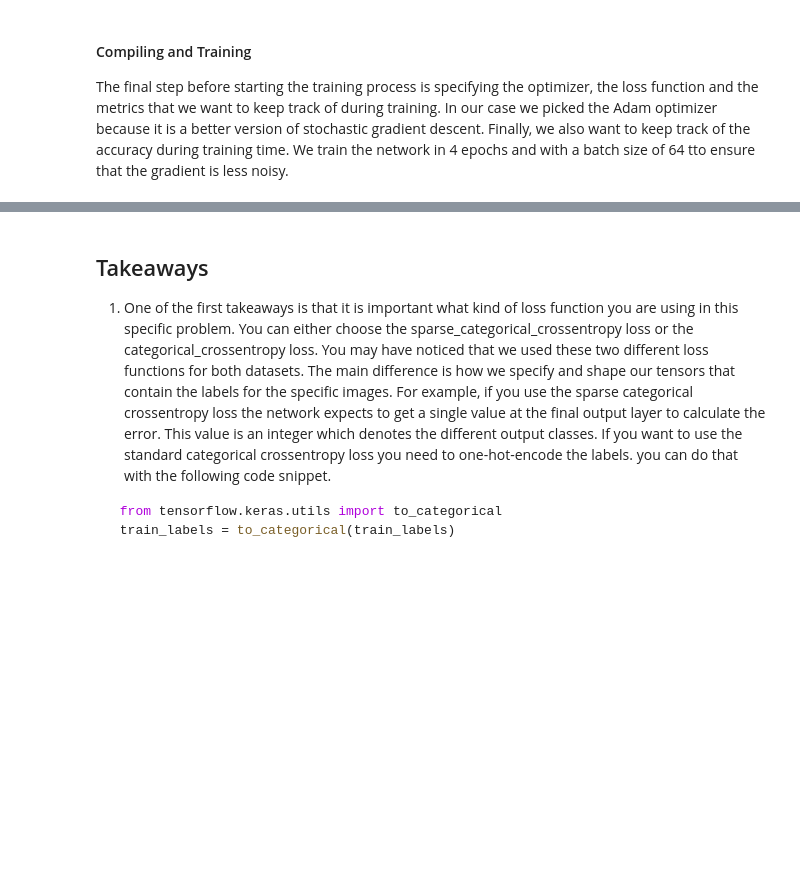
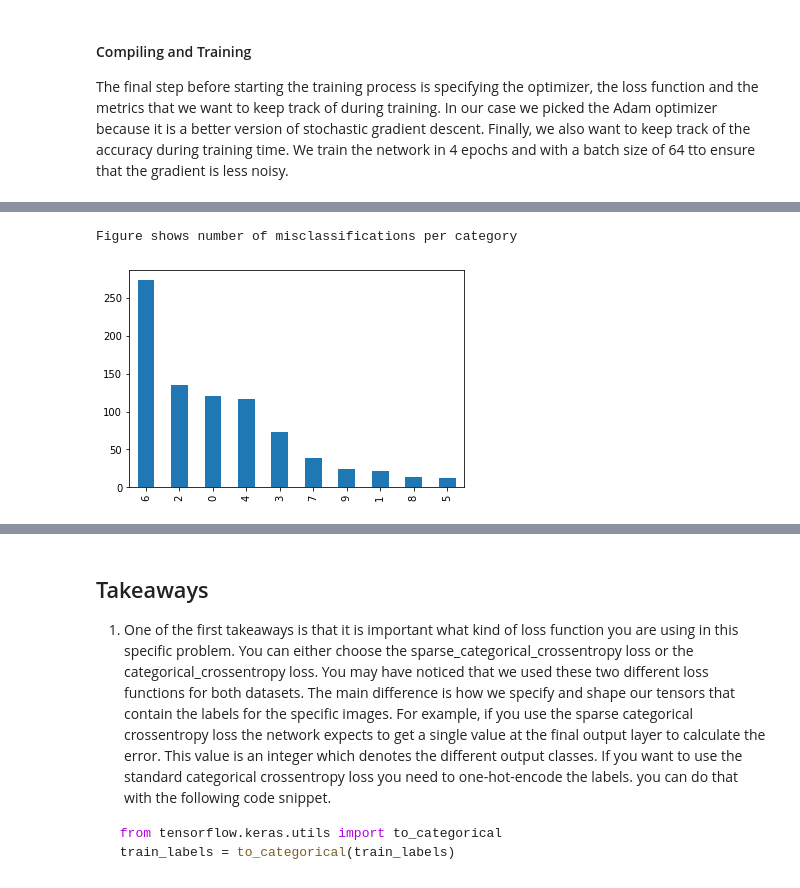
Before and after one commit to Lukas-Justen/Machine-Learning-Tutorials, a Jupyter notebook: 01_MNIST/Exploration.ipynb, the cells around one changed output, grey strips where cells are left out. Drawn from its saved outputs; the diff is of its cells as text; code cells hidden in the pictures; blank space fills up the shorter version.

```diff
--- a/01_MNIST/Exploration.ipynb
+++ b/01_MNIST/Exploration.ipynb
@@ -113,0 +116,3 @@ Now we want to take a look at the performance of our classiifier. For example, w
+# %%
+predicted_labels = model.predict(test_images)
+predicted_labels.shape
@@ -113,0 +121,3 @@ Now we want to take a look at the performance of our classiifier. For example, w
+# %%
+predictions = np.argmax(predicted_labels, axis=1)
+predictions.shape
@@ -113,0 +126,5 @@ Now we want to take a look at the performance of our classiifier. For example, w
+# %%
+results = pd.DataFrame()
+results["predicted_label"] = predictions
+results["actual_label"] = test_labels
+results.head()
@@ -113,0 +138,8 @@ Now we want to take a look at the performance of our classiifier. For example, w
+# %%
+misclassifications = results.loc[results["actual_label"] != results["predicted_label"]]
+actual_counts = misclassifications["actual_label"].value_counts()
+actual_counts.plot.bar()
+print("Figure shows number of misclassifications per category")
+# %% [output]
+Figure shows number of misclassifications per category
+[figure, added]
```
Also changed, not shown: parts of 10 cells of this notebook.
